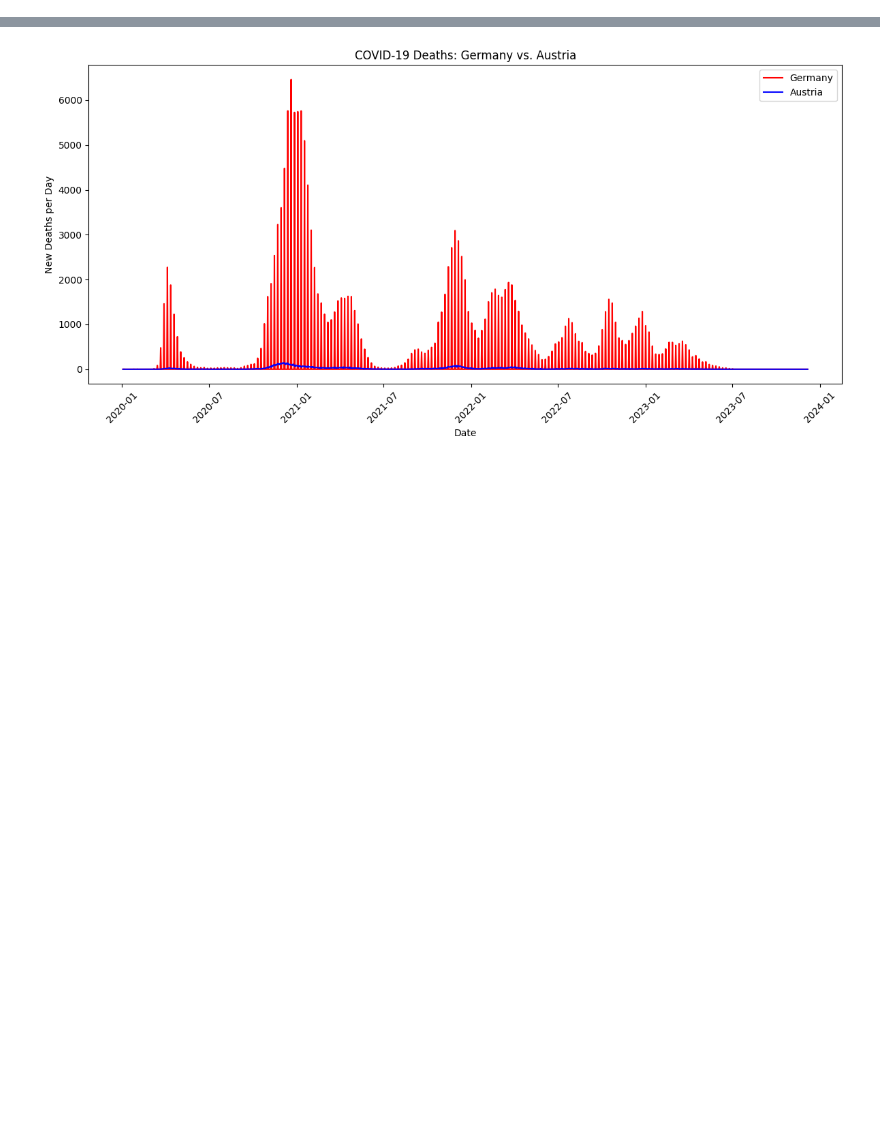
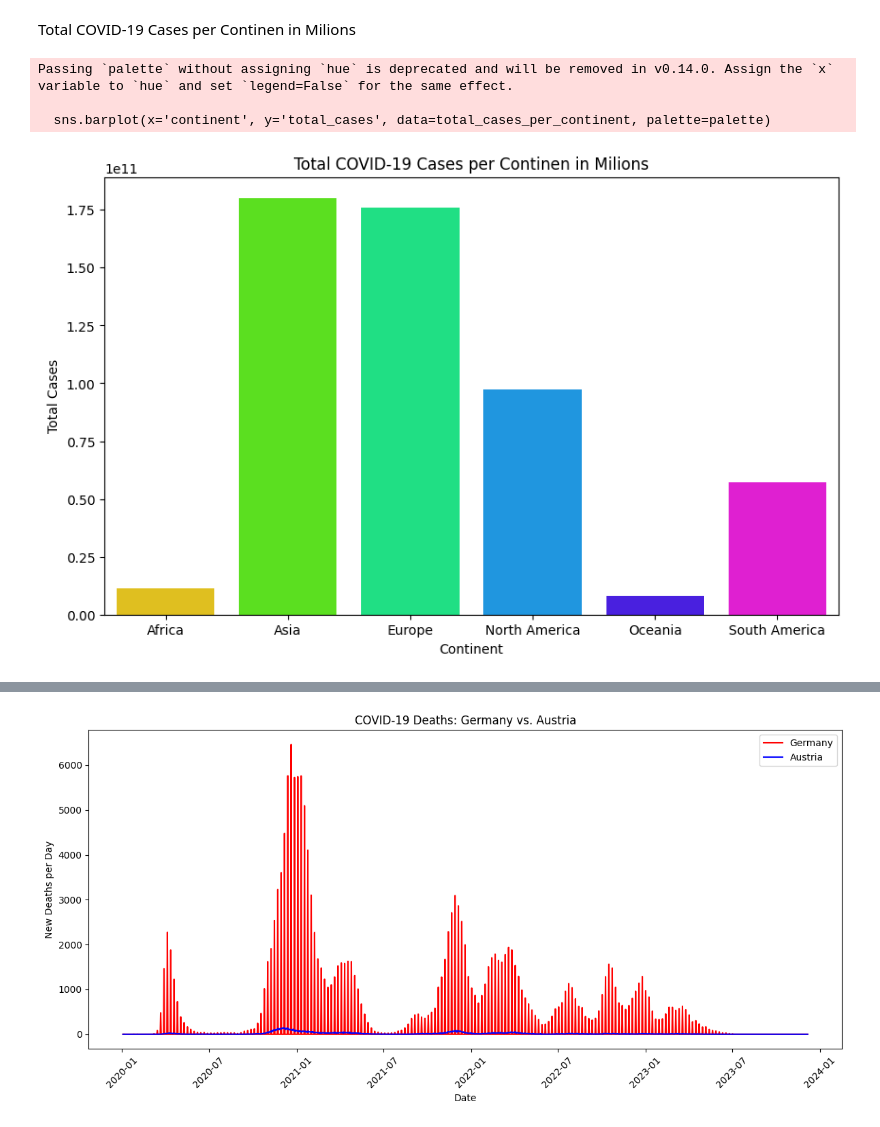
Before and after one commit to TGaub/TP3_1_Data_analysis_Influence_of_COVID, a Jupyter notebook: TP3_1_Data_analysis_Influence_of_COVID.ipynb, the cells around one changed output, grey strips where cells are left out. Drawn from its saved outputs; the diff is of its cells as text; code cells hidden in the pictures; blank space fills up the shorter version.

```diff
--- a/TP3_1_Data_analysis_Influence_of_COVID.ipynb
+++ b/TP3_1_Data_analysis_Influence_of_COVID.ipynb
@@ -1,5 +6,3 @@
 # %%
-import pandas as pd
-
-
-covid_data = pd.read_csv('owid-covid-data.csv')
+covid_data_df = pd.read_csv('owid-covid-data.csv')
+covid_data_df.head()
@@ -16,3 +34,3 @@ covid_data.head()
 # %%
 #covid_data['iso_code'] = covid_data['iso_code'].astype("string")
-covid_data['date'] = pd.to_datetime(covid_data['date'])
+covid_data_df['date'] = pd.to_datetime(covid_data_df['date'])
@@ -33,0 +101,25 @@ Length: 67, dtype: object
+# %% [markdown]
+Total COVID-19 Cases per Continen in Milions
+# %%
+# Summing up the total cases for each continent
+total_cases_per_continent = covid_data_df.groupby('continent')['total_cases'].sum().reset_index()
+
+# Setting up the color palette for different continents
+palette = sns.color_palette("hsv", len(total_cases_per_continent['continent'].unique()))
+
+# Creating a bar plot with a different color for each continent
+plt.figure(figsize=(10, 6))  # Adjust the figure size as needed
+sns.barplot(x='continent', y='total_cases', data=total_cases_per_continent, palette=palette)
+
+# Adding labels and title for clarity
+plt.xlabel('Continent')
+plt.ylabel('Total Cases')
+plt.title('Total COVID-19 Cases per Continen in Milions')
+
+# Displaying the plot
+plt.show()
+# %% [output]
+Passing `palette` without assigning `hue` is deprecated and will be removed in v0.14.0. Assign the `x` variable to `hue` and set `legend=False` for the same effect.
+
+  sns.barplot(x='continent', y='total_cases', data=total_cases_per_continent, palette=palette)
+[figure, added]
```
Also changed, not shown: parts of 30 cells of this notebook.
